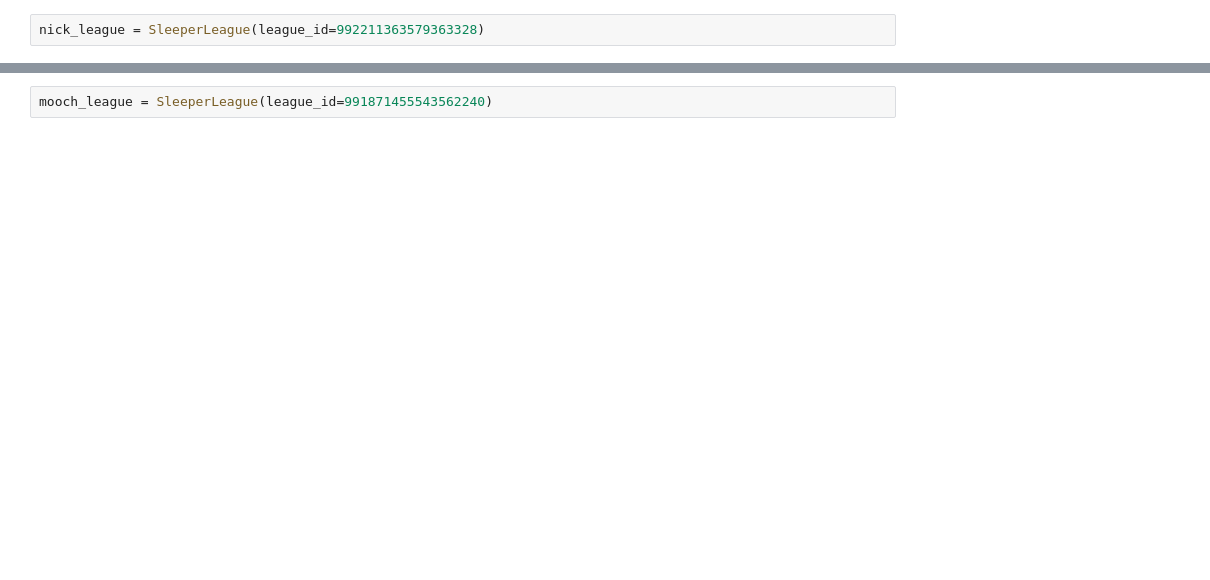
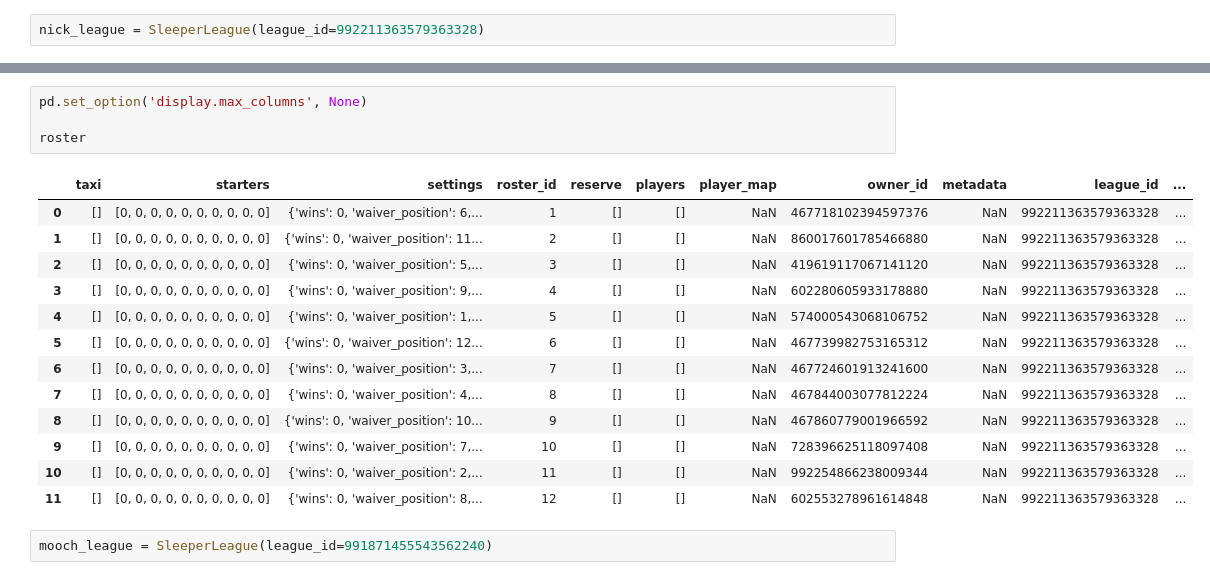
Before and after one commit to tbakely/NFL-Analysis, a Jupyter notebook: sleeperapi.ipynb, the cells around one changed output, grey strips where cells are left out. Cells and saved outputs as stored; diff of their text form; blank space fills up the shorter version.

```diff
--- a/sleeperapi.ipynb
+++ b/sleeperapi.ipynb
@@ -98,2 +137,20 @@ nick_league.users()
+# %%
+pd.set_option('display.max_columns', None)
+
+roster
+# %% [output]
+|  | taxi | starters | settings | roster_id | reserve | players | player_map | owner_id | metadata | league_id | ... |
+| 0 | [] | [0, 0, 0, 0, 0, 0, 0, 0, 0, 0] | {'wins': 0, 'waiver_position': 6,... | 1 | [] | [] | NaN | 467718102394597376 | NaN | 992211363579363328 | ... |
+| 1 | [] | [0, 0, 0, 0, 0, 0, 0, 0, 0, 0] | {'wins': 0, 'waiver_position': 11... | 2 | [] | [] | NaN | 860017601785466880 | NaN | 992211363579363328 | ... |
+| 2 | [] | [0, 0, 0, 0, 0, 0, 0, 0, 0, 0] | {'wins': 0, 'waiver_position': 5,... | 3 | [] | [] | NaN | 419619117067141120 | NaN | 992211363579363328 | ... |
+| 3 | [] | [0, 0, 0, 0, 0, 0, 0, 0, 0, 0] | {'wins': 0, 'waiver_position': 9,... | 4 | [] | [] | NaN | 602280605933178880 | NaN | 992211363579363328 | ... |
+| 4 | [] | [0, 0, 0, 0, 0, 0, 0, 0, 0, 0] | {'wins': 0, 'waiver_position': 1,... | 5 | [] | [] | NaN | 574000543068106752 | NaN | 992211363579363328 | ... |
+| 5 | [] | [0, 0, 0, 0, 0, 0, 0, 0, 0, 0] | {'wins': 0, 'waiver_position': 12... | 6 | [] | [] | NaN | 467739982753165312 | NaN | 992211363579363328 | ... |
+| 6 | [] | [0, 0, 0, 0, 0, 0, 0, 0, 0, 0] | {'wins': 0, 'waiver_position': 3,... | 7 | [] | [] | NaN | 467724601913241600 | NaN | 992211363579363328 | ... |
+| 7 | [] | [0, 0, 0, 0, 0, 0, 0, 0, 0, 0] | {'wins': 0, 'waiver_position': 4,... | 8 | [] | [] | NaN | 467844003077812224 | NaN | 992211363579363328 | ... |
+| 8 | [] | [0, 0, 0, 0, 0, 0, 0, 0, 0, 0] | {'wins': 0, 'waiver_position': 10... | 9 | [] | [] | NaN | 467860779001966592 | NaN | 992211363579363328 | ... |
+| 9 | [] | [0, 0, 0, 0, 0, 0, 0, 0, 0, 0] | {'wins': 0, 'waiver_position': 7,... | 10 | [] | [] | NaN | 728396625118097408 | NaN | 992211363579363328 | ... |
+| 10 | [] | [0, 0, 0, 0, 0, 0, 0, 0, 0, 0] | {'wins': 0, 'waiver_position': 2,... | 11 | [] | [] | NaN | 992254866238009344 | NaN | 992211363579363328 | ... |
+| 11 | [] | [0, 0, 0, 0, 0, 0, 0, 0, 0, 0] | {'wins': 0, 'waiver_position': 8,... | 12 | [] | [] | NaN | 602553278961614848 | NaN | 992211363579363328 | ... |
 # %%
 mooch_league = SleeperLeague(league_id=991871455543562240)
```
Also changed, not shown: parts of 7 cells of this notebook, 9 other files.
